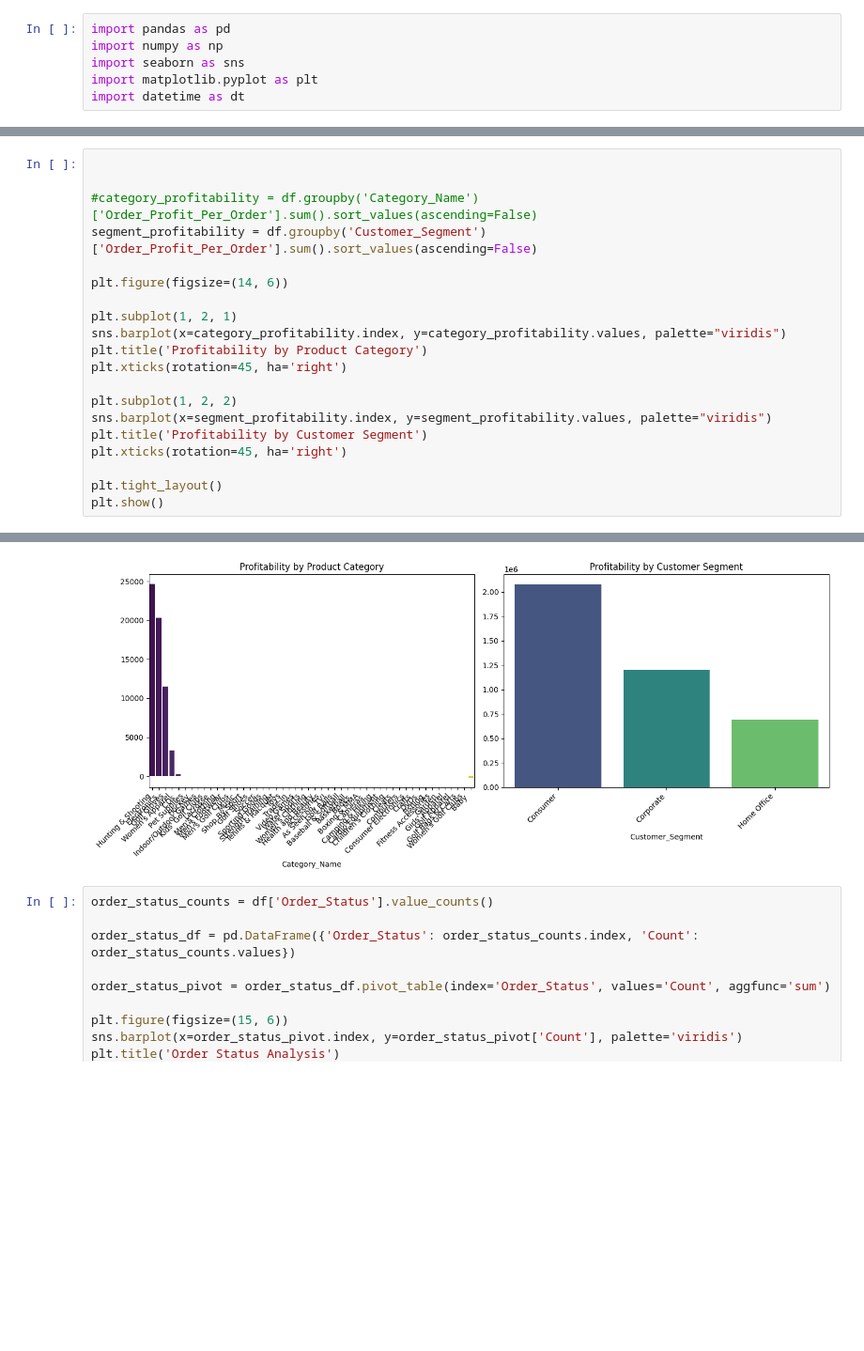
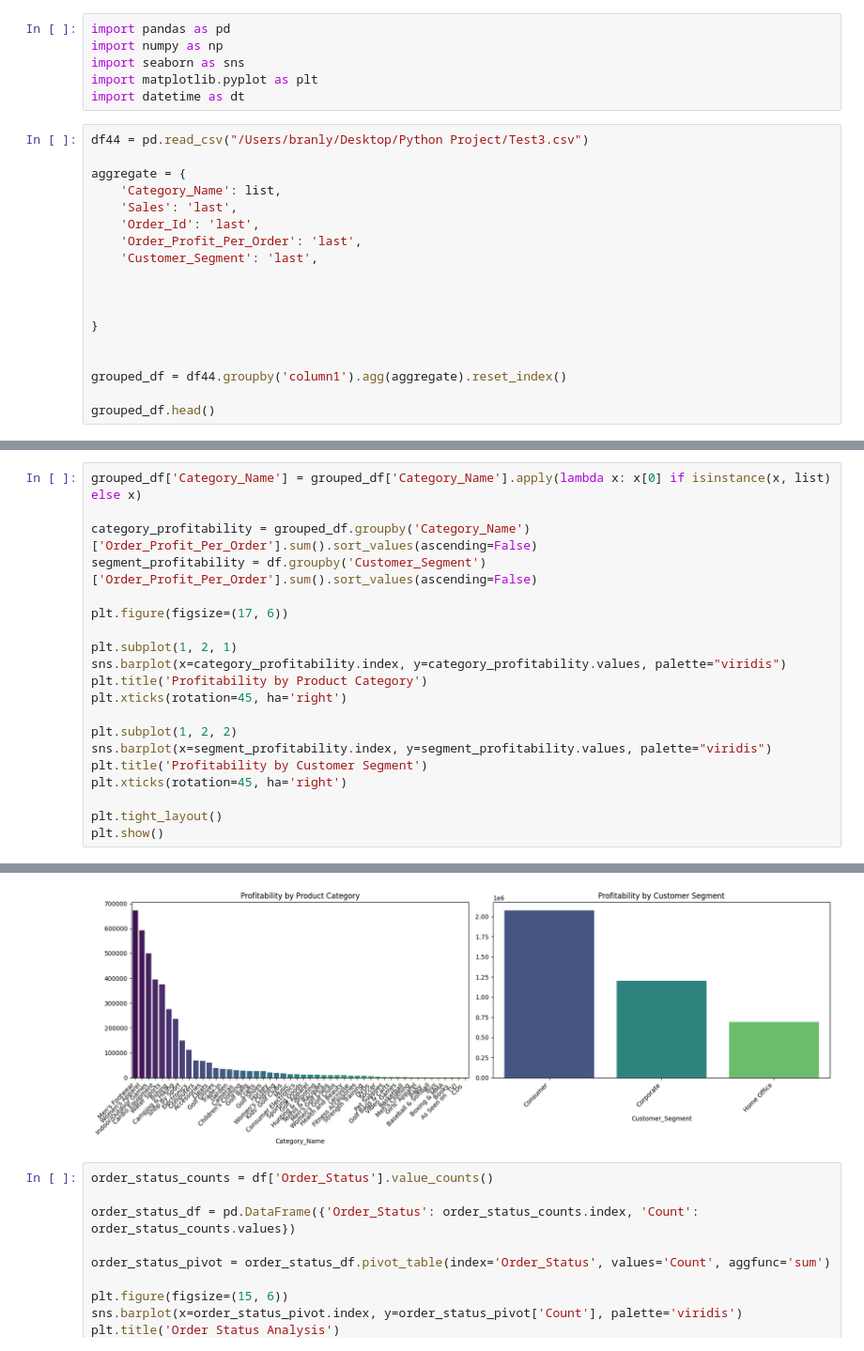
Before and after one commit to CCNY-Analytics-and-Quant/Branly_BAF23, a Jupyter notebook: Final Project.ipynb, the cells around one changed output, grey strips where cells are left out. Shown: that part at 94% size. Drawn from its saved outputs; the diff is of its cells as text; blank space fills up the shorter version.

```diff
--- a/Final Project.ipynb
+++ b/Final Project.ipynb
@@ -4,3 +4,21 @@ import numpy as np
 import seaborn as sns
 import matplotlib.pyplot as plt
 import datetime as dt
+# %%
+df44 = pd.read_csv("/Users/branly/Desktop/Python Project/Test3.csv")
+
+aggregate = {
+    'Category_Name': list,
+    'Sales': 'last',
+    'Order_Id': 'last',
+    'Order_Profit_Per_Order': 'last',
+    'Customer_Segment': 'last',
+
+
+
+}
+
+
+grouped_df = df44.groupby('column1').agg(aggregate).reset_index()
+
+grouped_df.head()
@@ -43,32 +77,32 @@ Passing `palette` without assigning `hue` is deprecated and will be removed in v
 # %%
+grouped_df['Category_Name'] = grouped_df['Category_Name'].apply(lambda x: x[0] if isinstance(x, list) else x)
 
-
-#category_profitability = df.groupby('Category_Name')['Order_Profit_Per_Order'].sum().sort_values(ascending=False)
+category_profitability = grouped_df.groupby('Category_Name')['Order_Profit_Per_Order'].sum().sort_values(ascending=False)
 segment_profitability = df.groupby('Customer_Segment')['Order_Profit_Per_Order'].sum().sort_values(ascending=False)
 
-plt.figure(figsize=(14, 6))
+plt.figure(figsize=(17, 6))
 
 plt.subplot(1, 2, 1)
 sns.barplot(x=category_profitability.index, y=category_profitability.values, palette="viridis")
 plt.title('Profitability by Product Category')
 plt.xticks(rotation=45, ha='right')
 
 plt.subplot(1, 2, 2)
 sns.barplot(x=segment_profitability.index, y=segment_profitability.values, palette="viridis")
 plt.title('Profitability by Customer Segment')
 plt.xticks(rotation=45, ha='right')
 
 plt.tight_layout()
 plt.show()
 # %% [output]
 Passing `palette` without assigning `hue` is deprecated and will be removed in v0.14.0. Assign the `x` variable to `hue` and set `legend=False` for the same effect.
 
   sns.barplot(x=category_profitability.index, y=category_profitability.values, palette="viridis")
 
 Passing `palette` without assigning `hue` is deprecated and will be removed in v0.14.0. Assign the `x` variable to `hue` and set `legend=False` for the same effect.
 
   sns.barplot(x=segment_profitability.index, y=segment_profitability.values, palette="viridis")
-[figure, old version]
+[figure, new version]
 # %%
 order_status_counts = df['Order_Status'].value_counts()
 
```
Also changed, not shown: parts of 7 cells of this notebook.
